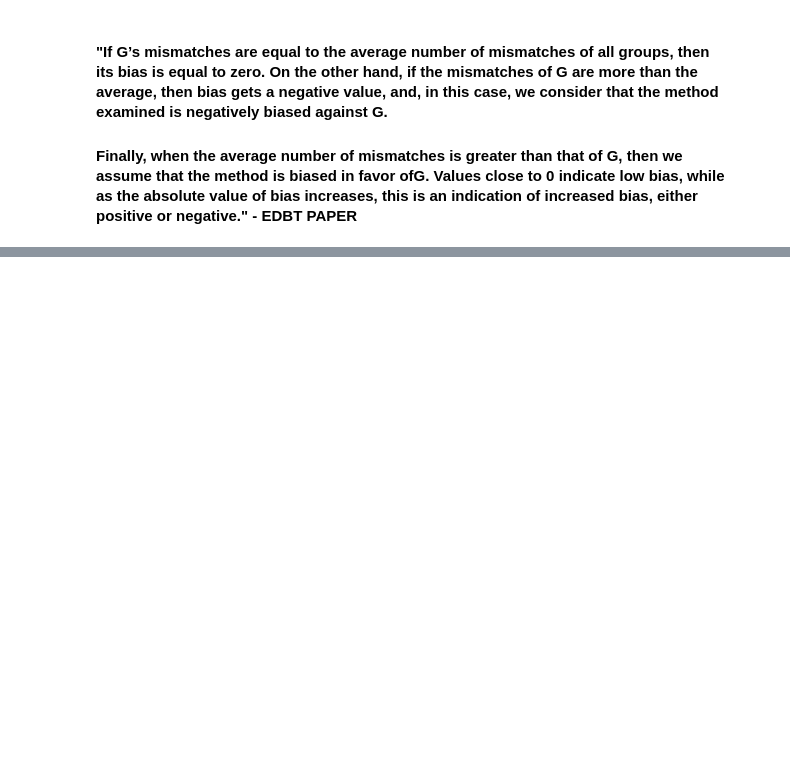
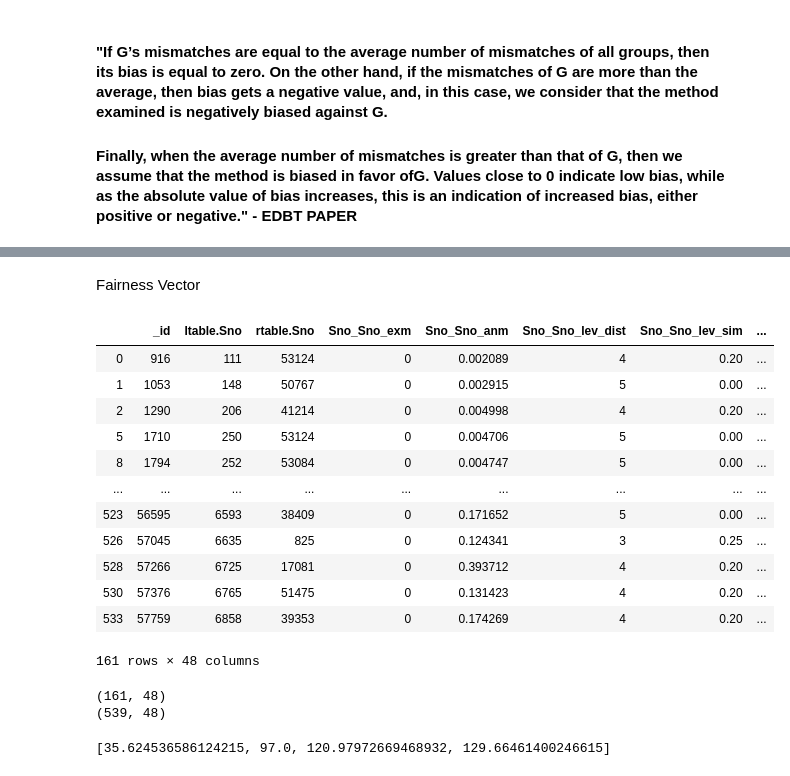
Before and after one commit to Sankalpagrawal/Fairness-in-EM, a Jupyter notebook: EM_pipeline_music_rulebasedmatching.ipynb, the cells around one changed output, grey strips where cells are left out. Saved outputs shown, nothing was run; the diff lists cells and outputs as text; code cells hidden in the pictures; blank space fills up the shorter version.

Commit message:
fair_vec

```diff
--- a/EM_pipeline_music_rulebasedmatching.ipynb
+++ b/EM_pipeline_music_rulebasedmatching.ipynb
@@ -267,0 +290,41 @@ plt.show()
+# %% [markdown]
+Fairness Vector
+# %%
+#get all the predicted matches
+
+H['pred_label'] = G['pred_label']
+
+pred_match = H[H['pred_label'] ==1]
+
+pred_match
+# %% [output]
+|  | _id | ltable.Sno | rtable.Sno | Sno_Sno_exm | Sno_Sno_anm | Sno_Sno_lev_dist | Sno_Sno_lev_sim | ... |
+| 0 | 916 | 111 | 53124 | 0 | 0.002089 | 4 | 0.20 | ... |
+| 1 | 1053 | 148 | 50767 | 0 | 0.002915 | 5 | 0.00 | ... |
+| 2 | 1290 | 206 | 41214 | 0 | 0.004998 | 4 | 0.20 | ... |
+| 5 | 1710 | 250 | 53124 | 0 | 0.004706 | 5 | 0.00 | ... |
+| 8 | 1794 | 252 | 53084 | 0 | 0.004747 | 5 | 0.00 | ... |
+| ... | ... | ... | ... | ... | ... | ... | ... | ... |
+| 523 | 56595 | 6593 | 38409 | 0 | 0.171652 | 5 | 0.00 | ... |
+| 526 | 57045 | 6635 | 825 | 0 | 0.124341 | 3 | 0.25 | ... |
+| 528 | 57266 | 6725 | 17081 | 0 | 0.393712 | 4 | 0.20 | ... |
+| 530 | 57376 | 6765 | 51475 | 0 | 0.131423 | 4 | 0.20 | ... |
+| 533 | 57759 | 6858 | 39353 | 0 | 0.174269 | 4 | 0.20 | ... |
+161 rows × 48 columns
+# %%
+fairness_names = ['Genre_Genre_lev_sim','time_time_feature','Song_Name_Song_Name_lev_sim','Album_Name_Album_Name_lev_sim']
+
+fair_vec = []
+
+print(pred_match.shape)
+print(H.shape)
+
+for f in fairness_names:
+    fair_vec.append(sum(pred_match[f]))
+# %% [output]
+(161, 48)
+(539, 48)
+# %%
+fair_vec
+# %% [output]
+[35.624536586124215, 97.0, 120.97972669468932, 129.66461400246615]
```
Also changed, not shown: parts of 10 cells of this notebook.
